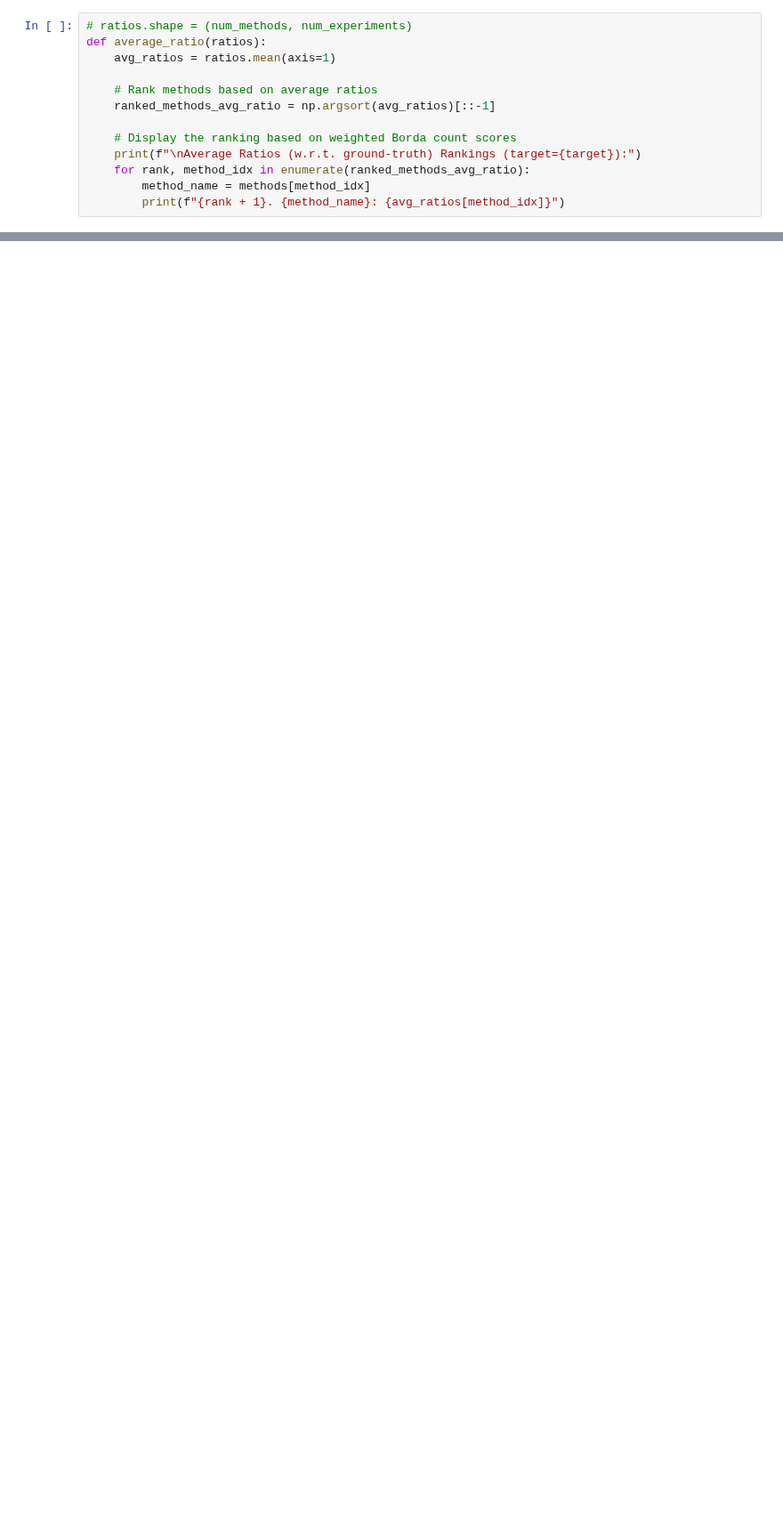
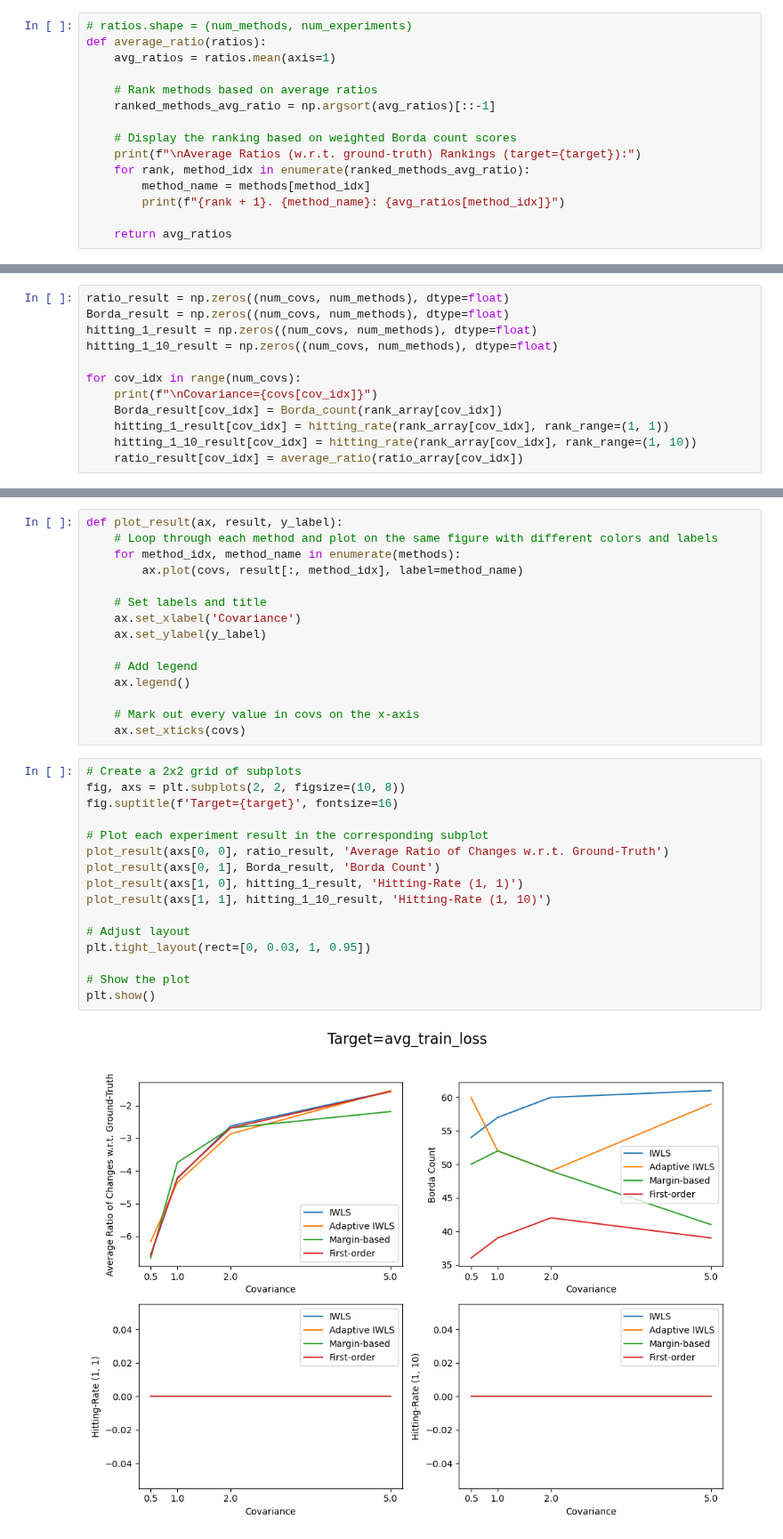
Before and after one commit to sleepymalc/MISS, a Jupyter notebook: logistic regression/result.ipynb, the cells around one changed output, grey strips where cells are left out. Shown at 89% size. Cells and saved outputs as stored; diff of their text form; blank space fills up the shorter version.

Commit message:
update result

```diff
--- a/logistic regression/result.ipynb
+++ b/logistic regression/result.ipynb
@@ -188,4 +193,6 @@ def average_ratio(ratios):
     for rank, method_idx in enumerate(ranked_methods_avg_ratio):
         method_name = methods[method_idx]
         print(f"{rank + 1}. {method_name}: {avg_ratios[method_idx]}")
+
+    return avg_ratios
 # %%
@@ -226,0 +209,12 @@ Hitting Rates (range=(1, 1), target=probability):
+# %%
+ratio_result = np.zeros((num_covs, num_methods), dtype=float)
+Borda_result = np.zeros((num_covs, num_methods), dtype=float)
+hitting_1_result = np.zeros((num_covs, num_methods), dtype=float)
+hitting_1_10_result = np.zeros((num_covs, num_methods), dtype=float)
+
+for cov_idx in range(num_covs):
+    print(f"\nCovariance={covs[cov_idx]}")
+    Borda_result[cov_idx] = Borda_count(rank_array[cov_idx])
+    hitting_1_result[cov_idx] = hitting_rate(rank_array[cov_idx], rank_range=(1, 1))
+    hitting_1_10_result[cov_idx] = hitting_rate(rank_array[cov_idx], rank_range=(1, 10))
+    ratio_result[cov_idx] = average_ratio(ratio_array[cov_idx])
@@ -226,0 +239,33 @@ Hitting Rates (range=(1, 1), target=probability):
+# %%
+def plot_result(ax, result, y_label):
+    # Loop through each method and plot on the same figure with different colors and labels
+    for method_idx, method_name in enumerate(methods):
+        ax.plot(covs, result[:, method_idx], label=method_name)
+
+    # Set labels and title
+    ax.set_xlabel('Covariance')
+    ax.set_ylabel(y_label)
+
+    # Add legend
+    ax.legend()
+
+    # Mark out every value in covs on the x-axis
+    ax.set_xticks(covs)
+# %%
+# Create a 2x2 grid of subplots
+fig, axs = plt.subplots(2, 2, figsize=(10, 8))
+fig.suptitle(f'Target={target}', fontsize=16)
+
+# Plot each experiment result in the corresponding subplot
+plot_result(axs[0, 0], ratio_result, 'Average Ratio of Changes w.r.t. Ground-Truth')
+plot_result(axs[0, 1], Borda_result, 'Borda Count')
+plot_result(axs[1, 0], hitting_1_result, 'Hitting-Rate (1, 1)')
+plot_result(axs[1, 1], hitting_1_10_result, 'Hitting-Rate (1, 10)')
+
+# Adjust layout
+plt.tight_layout(rect=[0, 0.03, 1, 0.95])
+
+# Show the plot
+plt.show()
+# %% [output]
+[figure, added]
```
Also changed, not shown: parts of 9 cells of this notebook, 38 other files.
